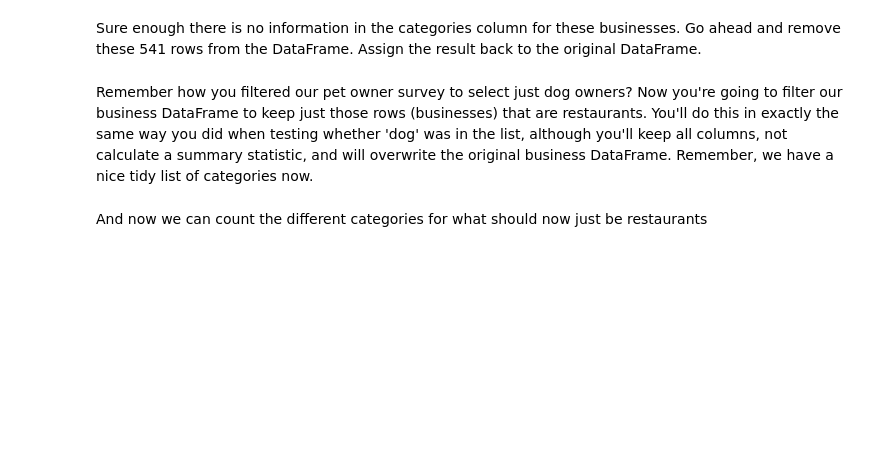
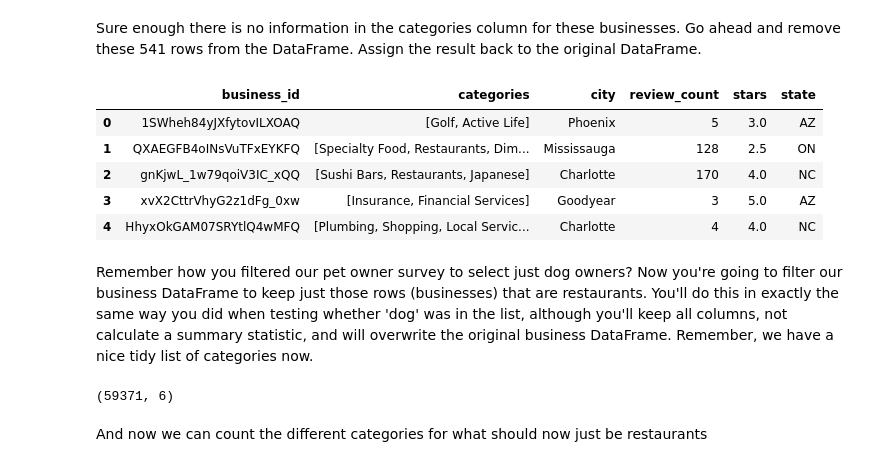
Before and after one commit to ebitdad7/dsc_projects, a Jupyter notebook: 04_case_study_top_categories.ipynb, the cells around one changed output. Saved outputs shown, nothing was run; the diff lists cells and outputs as text; code cells hidden in the pictures; blank space fills up the shorter version.

```diff
--- a/04_case_study_top_categories.ipynb
+++ b/04_case_study_top_categories.ipynb
@@ -26,7 +53,7 @@ Not all columns are useful to us here. We are pretty sure we aren't interested i
 # task: create a list of columns to drop, call it drop_cols
 # then go ahead and drop those columns from the DataFrame
 # two lines of code here:
-drop_cols = None
-None
+drop_cols = ['address', 'attributes', 'hours', 'is_open','latitude', 'longitude', 'name','postal_code']
+business.drop(drop_cols, axis=1, inplace=True)
 # %%
 business.head()
@@ -47,6 +87,6 @@ You're now going to use [this](https://pandas.pydata.org/pandas-docs/stable/gene
 # task: split the categories column (a pandas Series) into lists of categories,
 # e.g. the string "Category1, Category2" becomes the list ["Category1", "Category2"]
 # hint: pass the argument pat = ', ?' in to split on a comma which may be followed by a space
-business['categories'] = None
+business['categories'] = business['categories'].str.split(pat = ', ?')
 # %%
 business['categories'].head()
@@ -76,13 +135,24 @@ Sure enough there is no information in the categories column for these businesse
 # %%
 # hint, the opposite of pd.isna() is ~pd.isna()
 # one line of code here, assigning the result back to business
-business = None
+business = business.loc[~pd.isna(business['categories'])]
+# %%
+business.head() # checking to see what the output was. Purely curious to see the visual
+# %% [output]
+|  | business_id | categories | city | review_count | stars | state |
+| 0 | 1SWheh84yJXfytovILXOAQ | [Golf, Active Life] | Phoenix | 5 | 3.0 | AZ |
+| 1 | QXAEGFB4oINsVuTFxEYKFQ | [Specialty Food, Restaurants, Dim... | Mississauga | 128 | 2.5 | ON |
+| 2 | gnKjwL_1w79qoiV3IC_xQQ | [Sushi Bars, Restaurants, Japanese] | Charlotte | 170 | 4.0 | NC |
+| 3 | xvX2CttrVhyG2z1dFg_0xw | [Insurance, Financial Services] | Goodyear | 3 | 5.0 | AZ |
+| 4 | HhyxOkGAM07SRYtlQ4wMFQ | [Plumbing, Shopping, Local Servic... | Charlotte | 4 | 4.0 | NC |
 # %% [markdown]
 Remember how you filtered our pet owner survey to select just dog owners? Now you're going to filter our business DataFrame to keep just those rows (businesses) that are restaurants. You'll do this in exactly the same way you did when testing whether 'dog' was in the list, although you'll keep all columns, not calculate a summary statistic, and will overwrite the original business DataFrame. Remember, we have a nice tidy list of categories now.
 # %%
 business = business.loc[business['categories'].apply(lambda x: 'Restaurants' in x), :]
 # %%
 business.shape
+# %% [output]
+(59371, 6)
 # %% [markdown]
 And now we can count the different categories for what should now just be restaurants
 # %%
```
Also changed, not shown: parts of 19 cells of this notebook.
